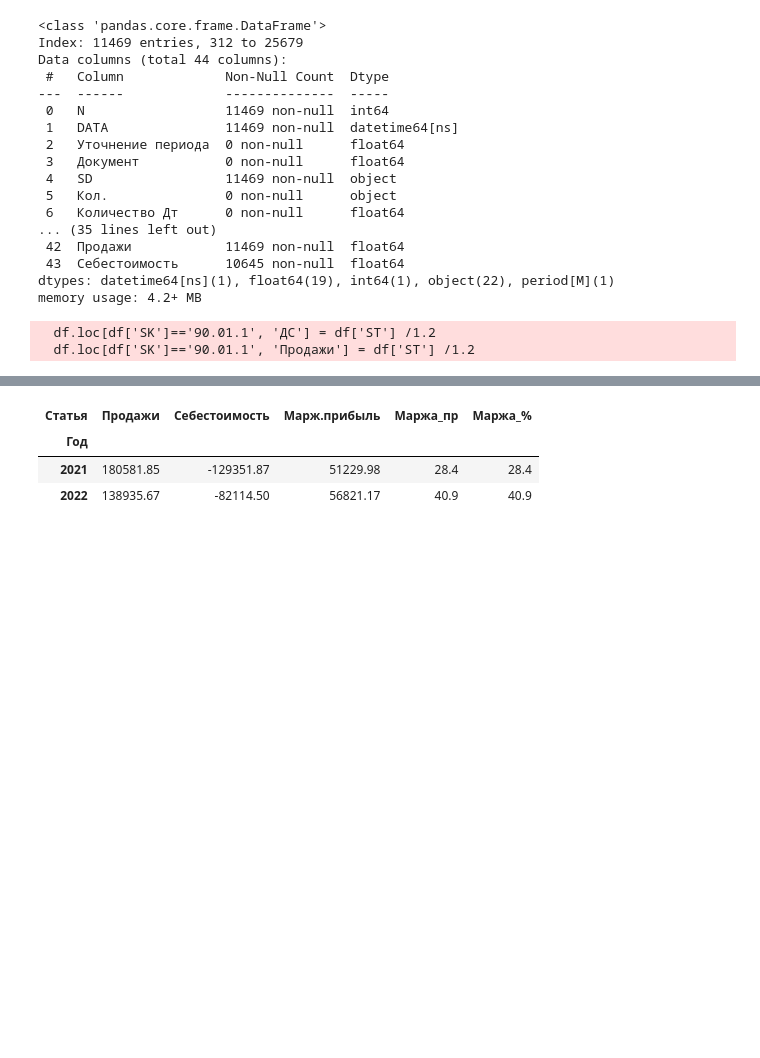
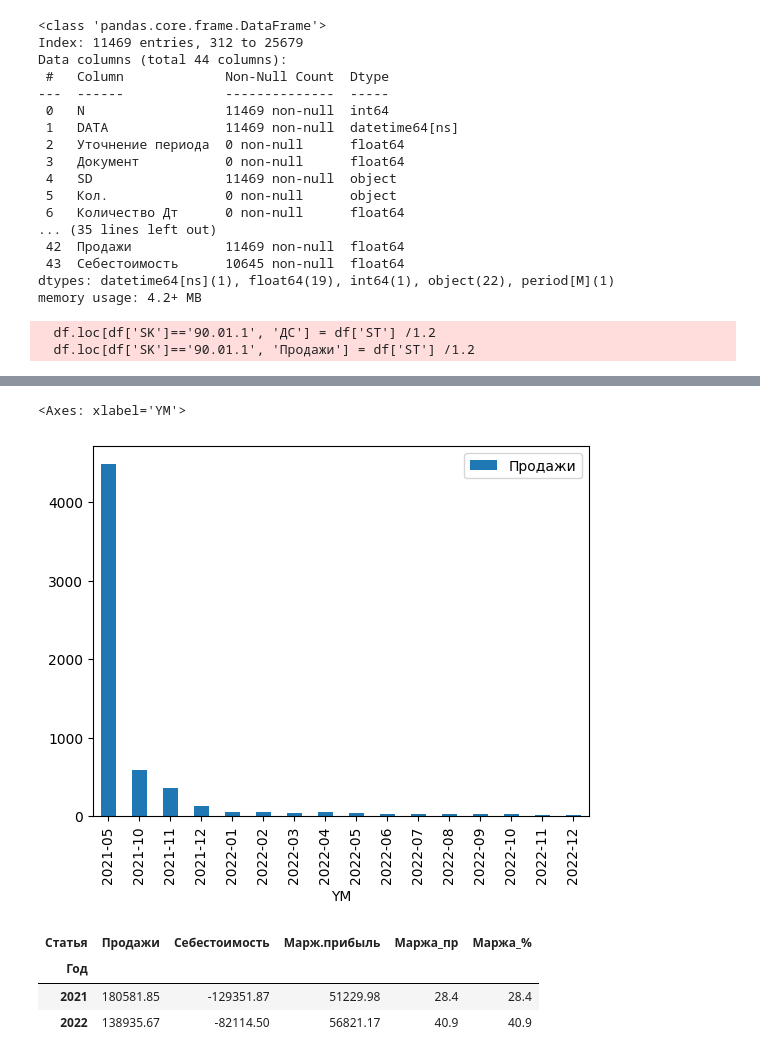
Before and after one commit to Smolenishev/streamlit-test_1-app, a Jupyter notebook: test_1.ipynb, the cells around one changed output, grey strips where cells are left out. Cells and saved outputs as stored; diff of their text form; code cells hidden in the pictures; blank space fills up the shorter version.

```diff
--- a/test_1.ipynb
+++ b/test_1.ipynb
@@ -65,0 +80,4 @@ memory usage: 4.2+ MB
+# %%
+df_1 = df[df['SKK3']=='Телефон модель 420']
+
+df_1.head(5)
@@ -65,0 +104,4 @@ memory usage: 4.2+ MB
+# %%
+pt_1 = pd.pivot_table(df_1, index='YM', values='Продажи')
+
+pt_1
@@ -66,3 +127,8 @@ memory usage: 4.2+ MB
+# %%
+pt_1.plot(kind='bar')
+# %% [output]
+<Axes: xlabel='YM'>
+[figure, added]
 # %%
 # по годам
 pt00 = pd.pivot_table(df, index=['Статья'], values=['ДС'], columns=['Год'], aggfunc='sum', fill_value='', margins=False).round(2)
```
Also changed, not shown: parts of 5 cells of this notebook, 1 other file.
